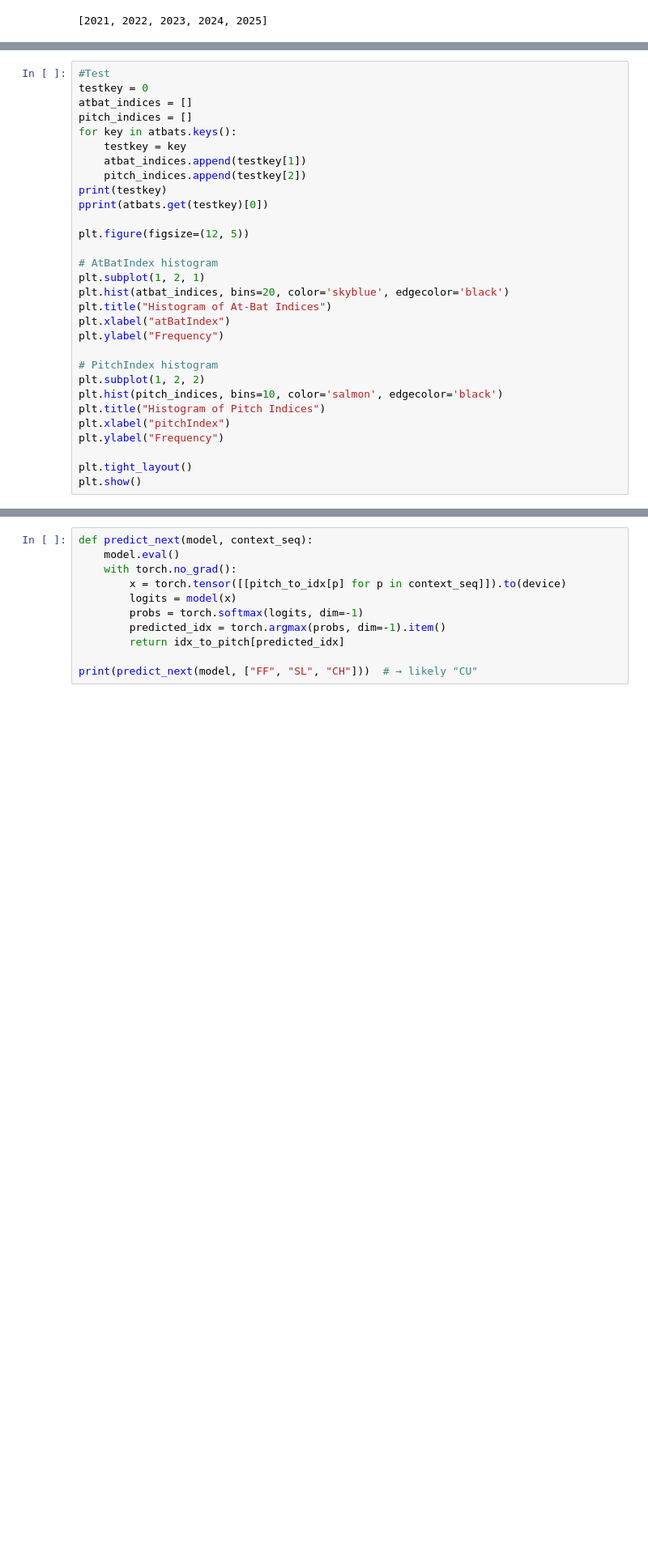
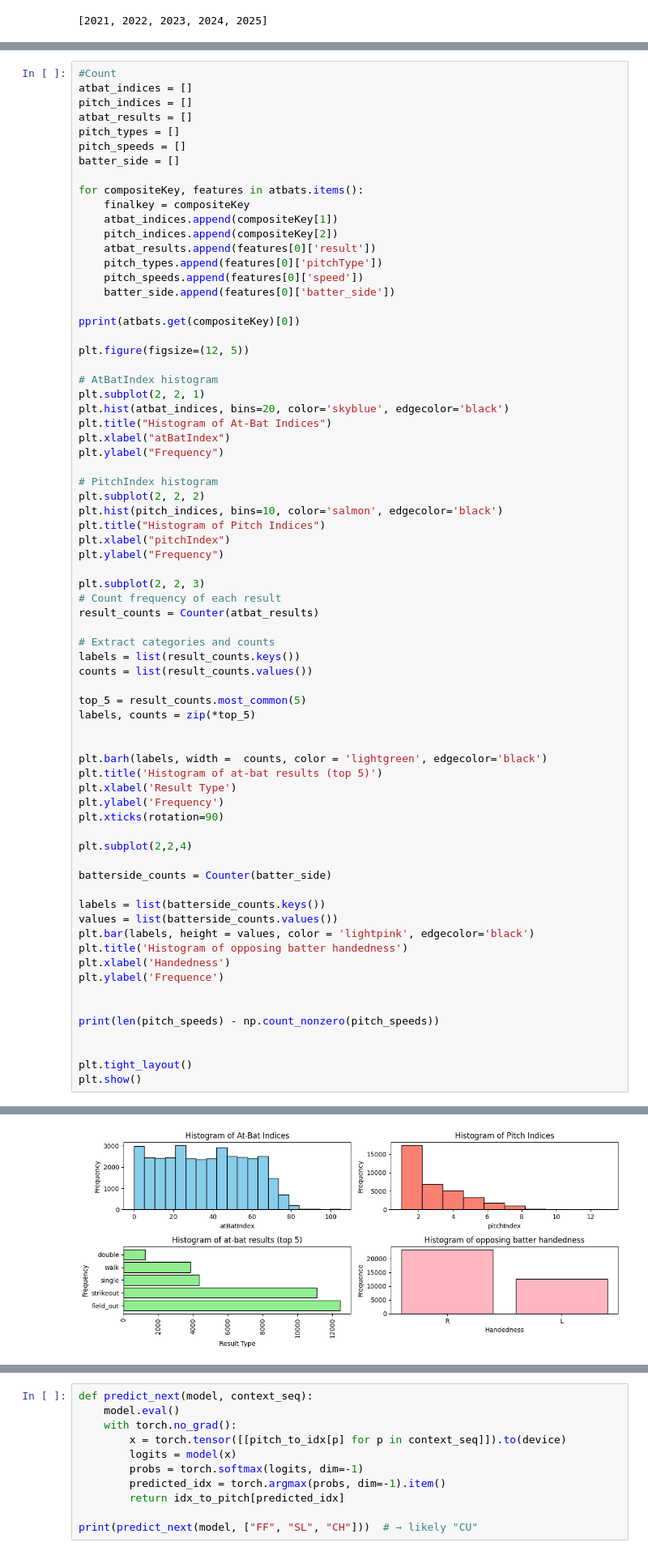
Before and after one commit to A-Gamin-75/MLB-api, a Jupyter notebook: Sequence prediction.ipynb, the cells around one changed output, grey strips where cells are left out. Shown at 81% size. Drawn from its saved outputs; the diff is of its cells as text; blank space fills up the shorter version.

```diff
--- a/Sequence prediction.ipynb
+++ b/Sequence prediction.ipynb
@@ -119,30 +162,72 @@ pprint(pitch_to_idx)
 # %%
-#Test
-testkey = 0
+#Count
 atbat_indices = []
 pitch_indices = []
-for key in atbats.keys():
-    testkey = key
-    atbat_indices.append(testkey[1])
-    pitch_indices.append(testkey[2])
-print(testkey)
-pprint(atbats.get(testkey)[0])
+atbat_results = []
+pitch_types = []
+pitch_speeds = []
+batter_side = []
+
+for compositeKey, features in atbats.items():
+    finalkey = compositeKey
+    atbat_indices.append(compositeKey[1])
+    pitch_indices.append(compositeKey[2])
+    atbat_results.append(features[0]['result'])
+    pitch_types.append(features[0]['pitchType'])
+    pitch_speeds.append(features[0]['speed'])
+    batter_side.append(features[0]['batter_side'])
+
+pprint(atbats.get(compositeKey)[0])
 
 plt.figure(figsize=(12, 5))
 
 # AtBatIndex histogram
-plt.subplot(1, 2, 1)
+plt.subplot(2, 2, 1)
 plt.hist(atbat_indices, bins=20, color='skyblue', edgecolor='black')
 plt.title("Histogram of At-Bat Indices")
 plt.xlabel("atBatIndex")
 plt.ylabel("Frequency")
 
 # PitchIndex histogram
-plt.subplot(1, 2, 2)
+plt.subplot(2, 2, 2)
 plt.hist(pitch_indices, bins=10, color='salmon', edgecolor='black')
 plt.title("Histogram of Pitch Indices")
 plt.xlabel("pitchIndex")
 plt.ylabel("Frequency")
 
+plt.subplot(2, 2, 3)
+# Count frequency of each result
+result_counts = Counter(atbat_results)
+
+# Extract categories and counts
+labels = list(result_counts.keys())
+counts = list(result_counts.values())
+
+top_5 = result_counts.most_common(5)
+labels, counts = zip(*top_5)
+
+
+plt.barh(labels, width =  counts, color = 'lightgreen', edgecolor='black')
+plt.title('Histogram of at-bat results (top 5)')
+plt.xlabel('Result Type')
+plt.ylabel('Frequency')
+plt.xticks(rotation=90)
+
+plt.subplot(2,2,4)
+
+batterside_counts = Counter(batter_side)
+
+labels = list(batterside_counts.keys())
+values = list(batterside_counts.values())
+plt.bar(labels, height = values, color = 'lightpink', edgecolor='black')
+plt.title('Histogram of opposing batter handedness')
+plt.xlabel('Handedness')
+plt.ylabel('Frequence')
+
+
+print(len(pitch_speeds) - np.count_nonzero(pitch_speeds))
+
+
 plt.tight_layout()
 plt.show()
+# %% [output]
@@ -148,0 +245 @@ plt.show()
+[figure, added]
```
Also changed, not shown: parts of 23 cells of this notebook.
